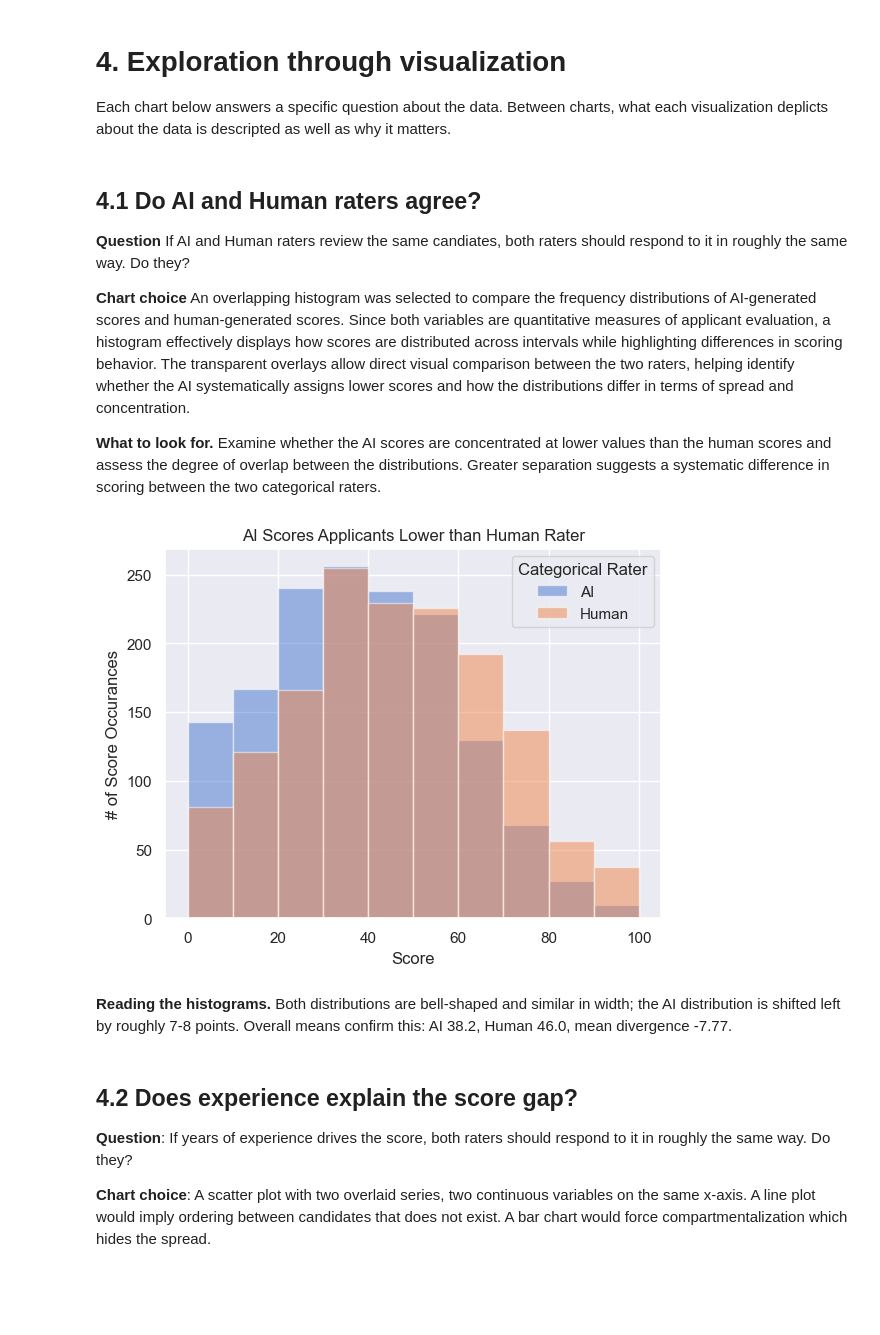
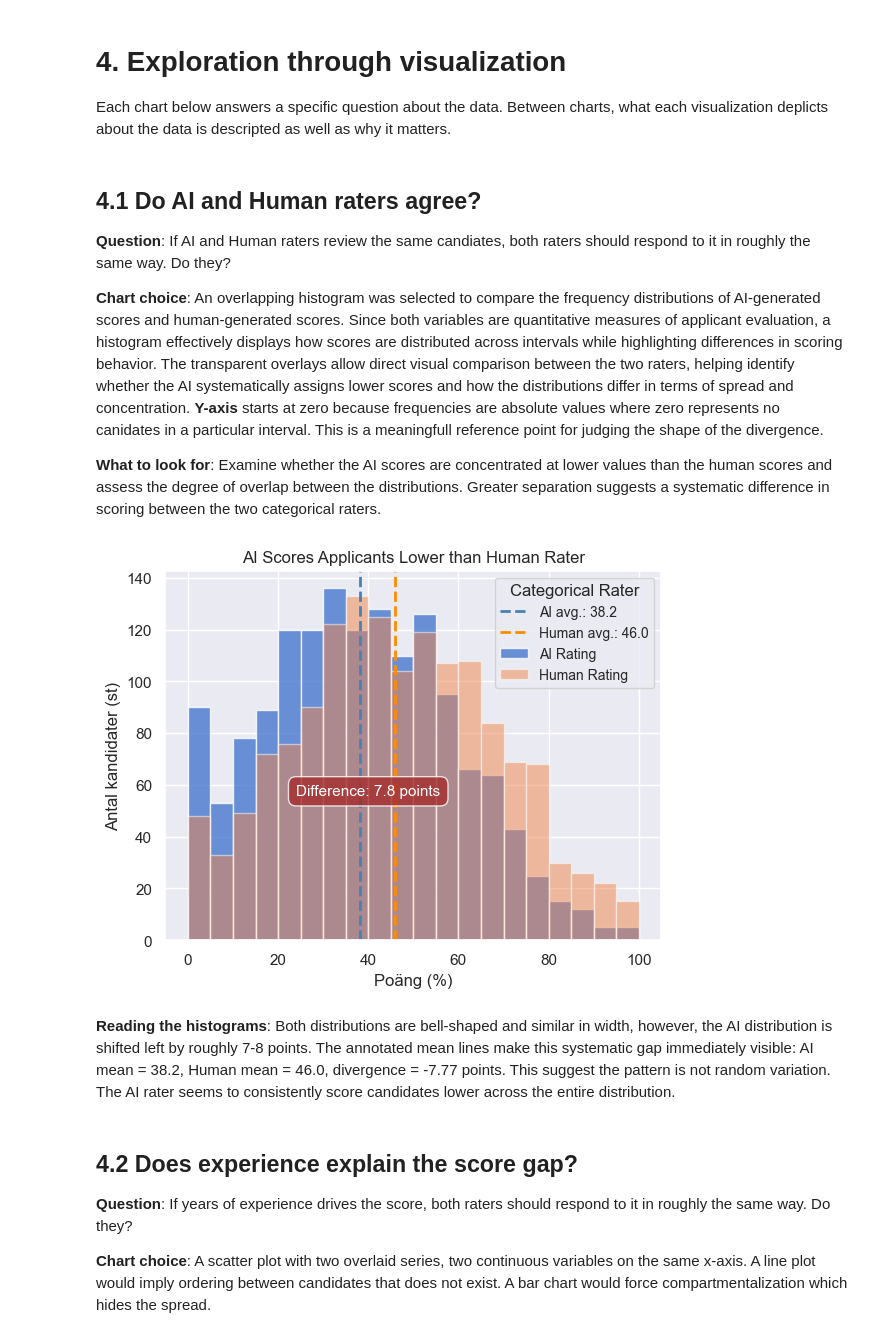
Before and after one commit to hkmp1303/hiring-fairness-audit-analysis, a Jupyter notebook: notebook.ipynb, the cells around one changed output. Cells and saved outputs as stored; diff of their text form; code cells hidden in the pictures; blank space fills up the shorter version.

Commit message:
Revise markdown descriptions, enhance visualization
Address y-axis zero justification for starting at zero
Enhance observations post visualization
Add Annotations, adjust visualization code for readability
Address VG criteria: axes units and language

```diff
--- a/notebook.ipynb
+++ b/notebook.ipynb
@@ -217,24 +217,40 @@ Each chart below answers a specific question about the data. Between charts, wha
 # %% [markdown]
 ## 4.1 Do AI and Human raters agree?
 
-**Question** If AI and Human raters review the same candiates, both raters should respond to it in roughly the same way. Do they?
+**Question**: If AI and Human raters review the same candiates, both raters should respond to it in roughly the same way. Do they?
 
-**Chart choice** An overlapping histogram was selected to compare the frequency distributions of AI-generated scores and human-generated scores. Since both variables are quantitative measures of applicant evaluation, a histogram effectively displays how scores are distributed across intervals while highlighting differences in scoring behavior. The transparent overlays allow direct visual comparison between the two raters, helping identify whether the AI systematically assigns lower scores and how the distributions differ in terms of spread and concentration.
+**Chart choice**: An overlapping histogram was selected to compare the frequency distributions of AI-generated scores and human-generated scores. Since both variables are quantitative measures of applicant evaluation, a histogram effectively displays how scores are distributed across intervals while highlighting differences in scoring behavior. The transparent overlays allow direct visual comparison between the two raters, helping identify whether the AI systematically assigns lower scores and how the distributions differ in terms of spread and concentration. **Y-axis** starts at zero because frequencies are absolute values where zero represents no canidates in a particular interval. This is a meaningfull reference point for judging the shape of the divergence.
 
-**What to look for.** Examine whether the AI scores are concentrated at lower values than the human scores and assess the degree of overlap between the distributions. Greater separation suggests a systematic difference in scoring between the two categorical raters.
+**What to look for**: Examine whether the AI scores are concentrated at lower values than the human scores and assess the degree of overlap between the distributions. Greater separation suggests a systematic difference in scoring between the two categorical raters.
 # %%
-plt.hist(df["AI_Score"], alpha=0.5, label="AI")
-plt.hist(df["Human_Score"], alpha=0.5, label="Human")
-plt.xlabel("Score")
-plt.ylabel("# of Score Occurances")
-plt.legend(title="Categorical Rater")
+# Calculate means for annotation
+ai_mean = df["AI_Score"].mean()
+human_mean = df["Human_Score"].mean()
+
+# Annotate means with vertical lines
+plt.axvline(ai_mean, color="steelblue", linestyle="--", linewidth=2,
+           label=f"AI avg.: {ai_mean:.1f}")
+plt.axvline(human_mean, color="darkorange", linestyle="--", linewidth=2,
+           label=f"Human avg.: {human_mean:.1f}")
+
+# Annotate the gap
+plt.annotate(f'Difference: {human_mean - ai_mean:.1f} points',
+            xy=(100 * 0.4, 140 * 0.4),
+            fontsize=11, color='white', ha='center',
+            bbox=dict(boxstyle='round,pad=0.5', facecolor='brown', alpha=0.8))
+
+plt.hist(df["AI_Score"], alpha=0.8, label="AI Rating", bins=20)
+plt.hist(df["Human_Score"], alpha=0.5, label="Human Rating", bins=20)
+plt.xlabel("Poäng (%)", fontsize=12)
+plt.ylabel("Antal kandidater (st)", fontsize=12)
+plt.legend(title="Categorical Rater", fontsize=10)
 plt.title("AI Scores Applicants Lower than Human Rater")
 plt.grid(True)
 plt.show()
 # %% [output]
-[figure, old version]
+[figure, new version]
 # %% [markdown]
-**Reading the histograms.** Both distributions are bell-shaped and similar in width; the AI distribution is shifted left by roughly 7-8 points. Overall means confirm this: AI 38.2, Human 46.0, mean divergence -7.77.
+**Reading the histograms**: Both distributions are bell-shaped and similar in width, however, the AI distribution is shifted left by roughly 7-8 points. The annotated mean lines make this systematic gap immediately visible: AI mean = 38.2, Human mean = 46.0, divergence = -7.77 points. This suggest the pattern is not random variation. The AI rater seems to consistently score candidates lower across the entire distribution.
 # %% [markdown]
 ## 4.2 Does experience explain the score gap?
 
```
